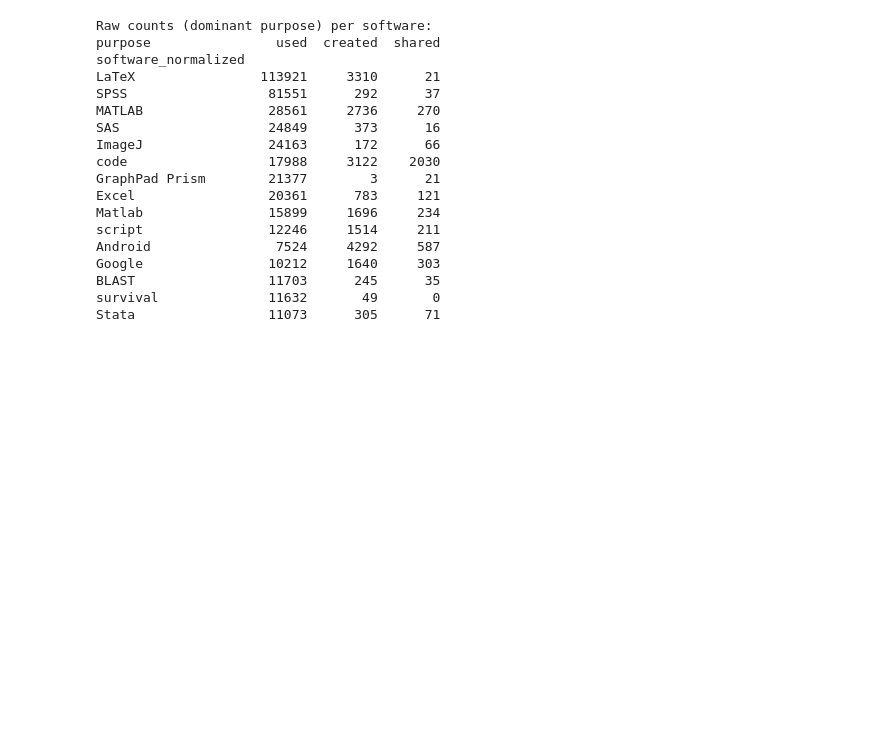
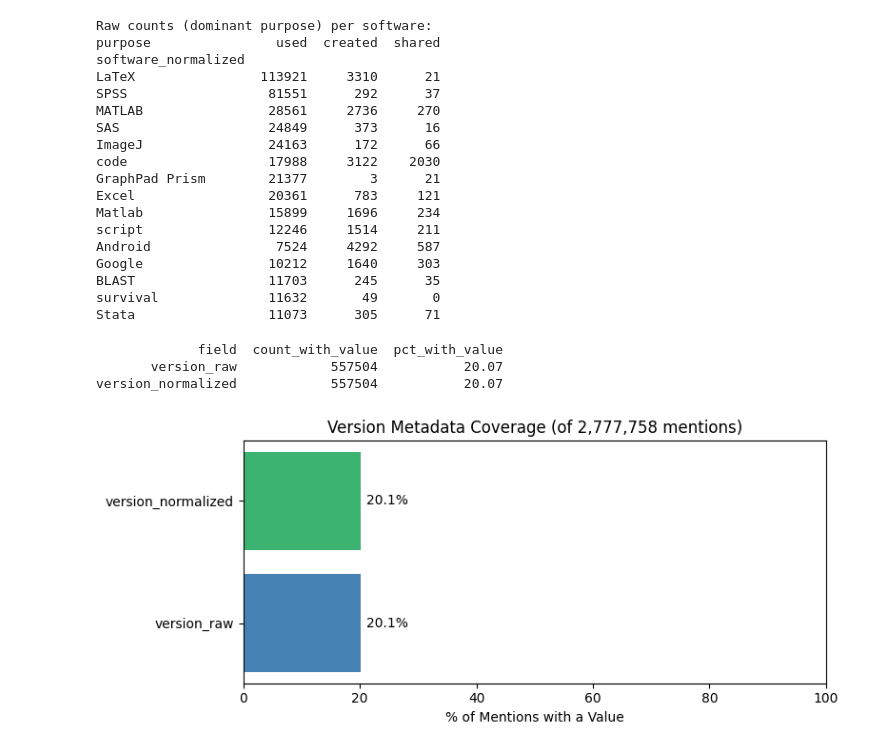
Before and after one commit to kierangivens/softcite-extractions-oa, a Jupyter notebook: softcite_analysis.ipynb, the cells around one changed output. Drawn from its saved outputs; the diff is of its cells as text; code cells hidden in the pictures; blank space fills up the shorter version.

Commit message:
Plot version coverage and top 20 software by distinct versions

```diff
--- a/softcite_analysis.ipynb
+++ b/softcite_analysis.ipynb
@@ -939,3 +939,35 @@ Google                10212     1640     303
 BLAST                 11703      245      35
 survival              11632       49       0
 Stata                 11073      305      71
+# %%
+def non_empty(s):
+    return s.notna() & (s.astype(str).str.strip() != "")
+
+has_version_raw = non_empty(mentions_df['version_raw']).sum()
+has_version_norm = non_empty(mentions_df['version_normalized']).sum()
+total = len(mentions_df)
+
+coverage = pd.DataFrame({
+    "field": ["version_raw", "version_normalized"],
+    "count_with_value": [has_version_raw, has_version_norm],
+    "pct_with_value": [has_version_raw / total * 100, has_version_norm / total * 100],
+})
+
+print(coverage.round(2).to_string(index=False))
+
+fig, ax = plt.subplots(figsize=(8, 3.5))
+bars = ax.barh(coverage['field'], coverage['pct_with_value'],
+               color=['steelblue', 'mediumseagreen'])
+ax.set_xlabel("% of Mentions with a Value")
+ax.set_title(f"Version Metadata Coverage (of {total:,} mentions)")
+ax.set_xlim(0, 100)
+for bar, v in zip(bars, coverage['pct_with_value']):
+    ax.text(bar.get_width() + 1, bar.get_y() + bar.get_height() / 2,
+            f"{v:.1f}%", va='center', fontsize=10)
+plt.tight_layout()
+plt.show()
+# %% [output]
+             field  count_with_value  pct_with_value
+       version_raw            557504           20.07
+version_normalized            557504           20.07
+[figure, added]
```
Also changed, not shown: parts of 1 cell of this notebook.
